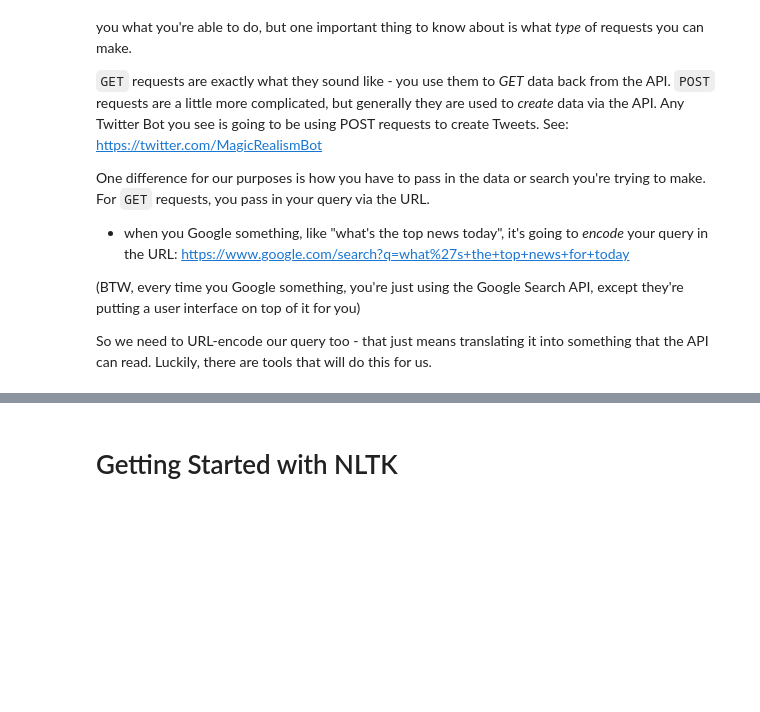
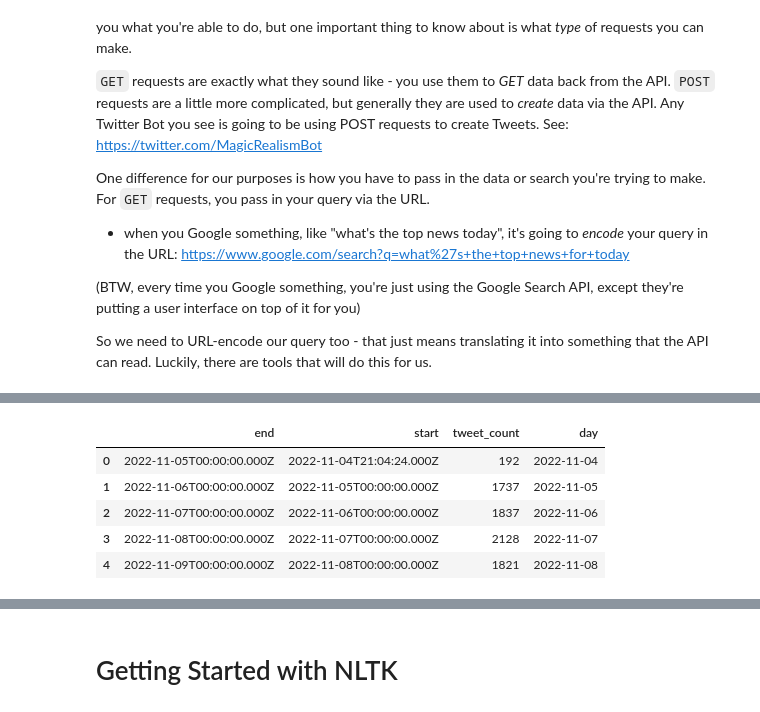
Before and after one commit to arorakarnika/stem-for-her, a Jupyter notebook: notebooks/STEM_for_HER.ipynb, the cells around one changed output, grey strips where cells are left out. Drawn from its saved outputs; the diff is of its cells as text; code cells hidden in the pictures; blank space fills up the shorter version.

Commit message:
Add pywidgets, count tweets

```diff
--- a/notebooks/STEM_for_HER.ipynb
+++ b/notebooks/STEM_for_HER.ipynb
@@ -88,3 +91,12 @@ For `GET` requests, you pass in your query via the URL.
 (BTW, every time you Google something, you're just using the Google Search API, except they're putting a user interface on top of it for you)
 
 So we need to URL-encode our query too - that just means translating it into something that the API can read. Luckily, there are tools that will do this for us.
+# %%
+
+query_widget = widgets.Textarea(
+    value= query_string,
+    placeholder='Enter a search string',
+    description='String:',
+    disabled=False
+)
+display(query_widget)
@@ -134,2 +147,7 @@ print(json.dumps(response.json(), indent=2))
   }
 }
+# %%
+count_request = "https://api.twitter.com/2/tweets/counts/recent?query=" + urllib.parse.quote(query_widget.value) + "&granularity=day"
+tweet_counts = requests.get(count_request, headers=headers)
+print(tweet_counts.status_code)
+print(json.dumps(tweet_counts.json(), indent=2))
@@ -135,0 +172,9 @@ print(json.dumps(response.json(), indent=2))
+# %%
+#%pip install plotly
+#%pip install pandas
+import plotly.express as px
+import plotly.graph_objs as go
+import pandas as pd
+
+tweet_count_df = pd.DataFrame(tweet_counts.json()["data"])
+tweet_count_df.head(5)
@@ -135,0 +188,14 @@ print(json.dumps(response.json(), indent=2))
+# %%
+from datetime import datetime as dt
+
+for i, r in tweet_count_df.iterrows():
+    tweet_count_df.loc[i, 'day'] = dt.strptime(tweet_count_df.loc[i, 'start'], "%Y-%m-%dT%H:%M:%S.%fZ").date()
+
+tweet_count_df.head(5)
+# %% [output]
+|  | end | start | tweet_count | day |
+| 0 | 2022-11-05T00:00:00.000Z | 2022-11-04T21:04:24.000Z | 192 | 2022-11-04 |
+| 1 | 2022-11-06T00:00:00.000Z | 2022-11-05T00:00:00.000Z | 1737 | 2022-11-05 |
+| 2 | 2022-11-07T00:00:00.000Z | 2022-11-06T00:00:00.000Z | 1837 | 2022-11-06 |
+| 3 | 2022-11-08T00:00:00.000Z | 2022-11-07T00:00:00.000Z | 2128 | 2022-11-07 |
+| 4 | 2022-11-09T00:00:00.000Z | 2022-11-08T00:00:00.000Z | 1821 | 2022-11-08 |
```
Also changed, not shown: parts of 14 cells of this notebook.
